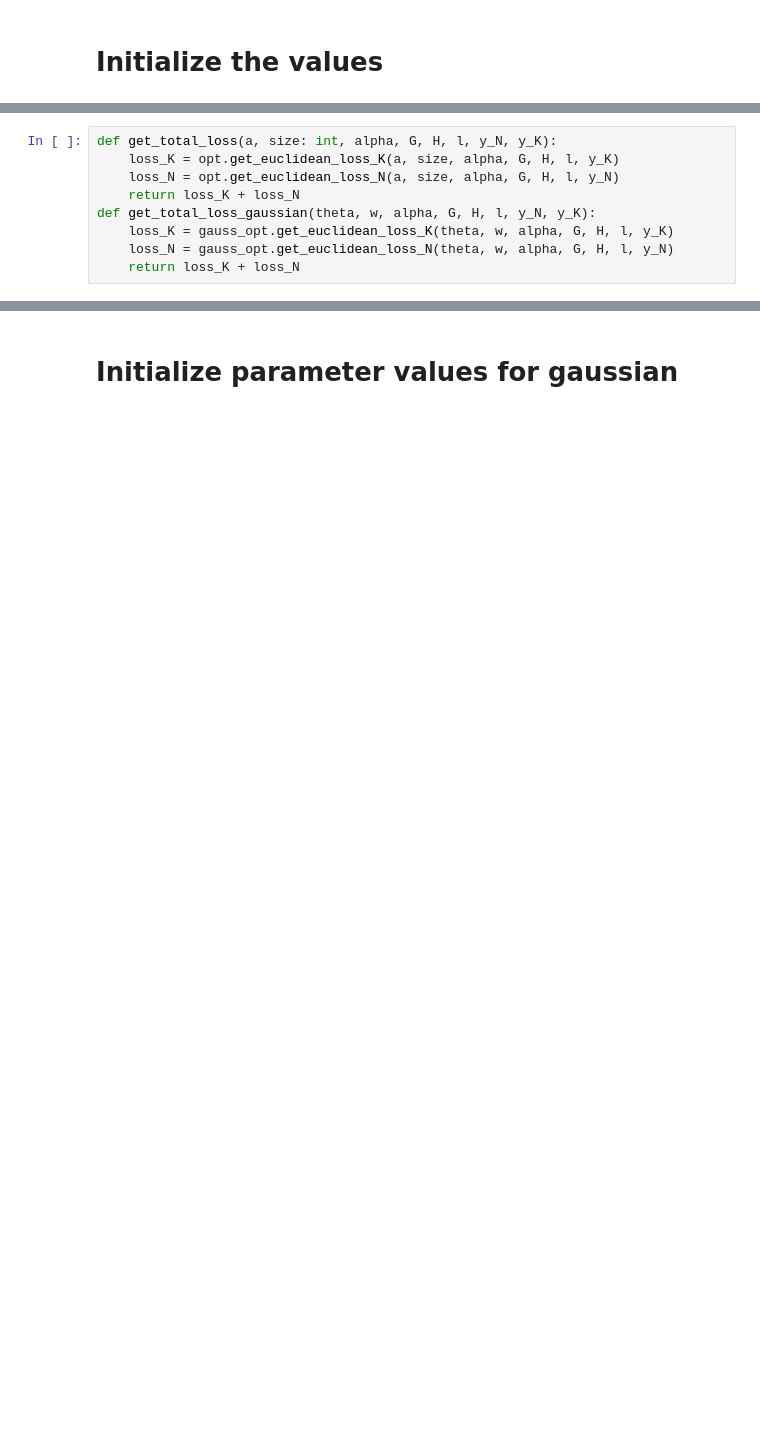
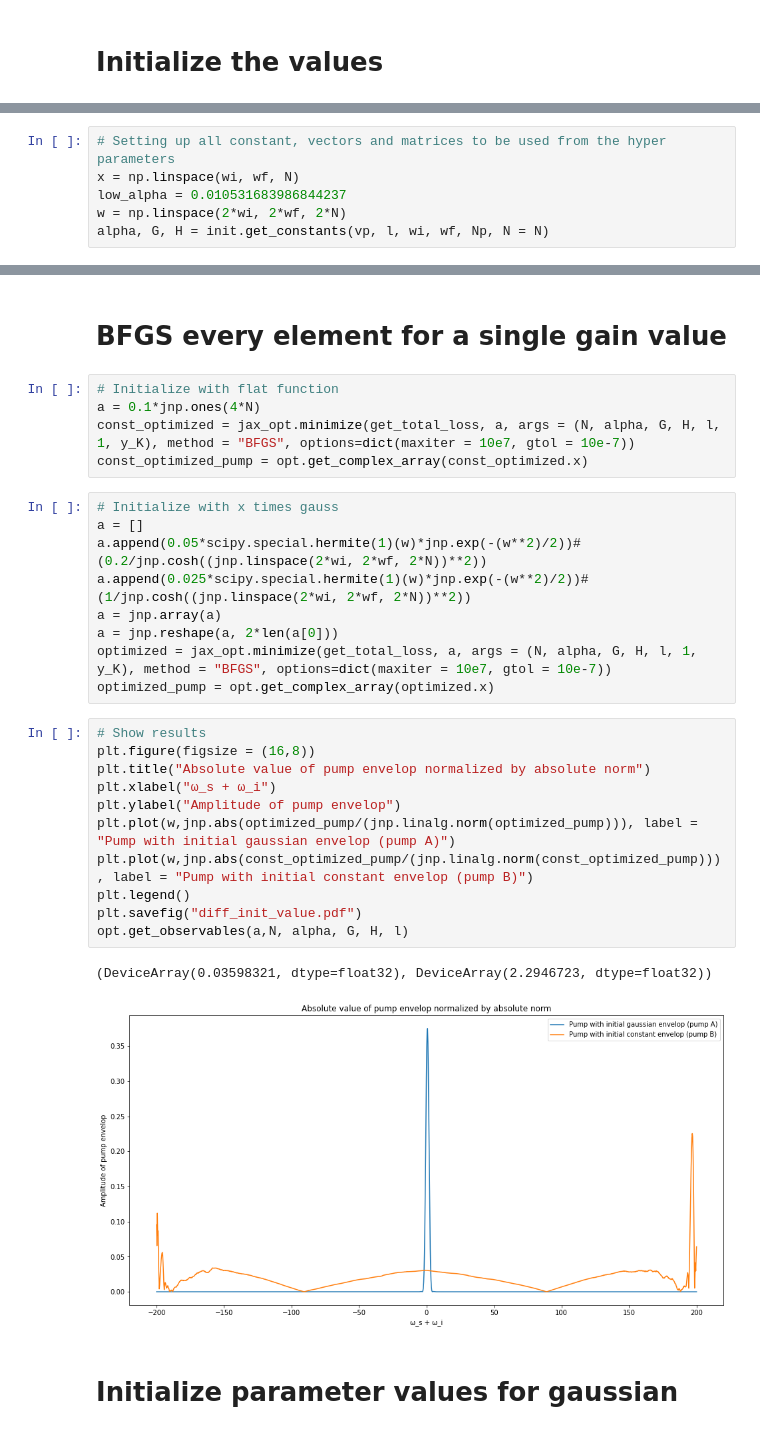
Before and after one commit to polyquantique/optimal_pumps, a Jupyter notebook: compare_with_gaussian.ipynb, the cells around one changed output, grey strips where cells are left out. Cells and saved outputs as stored; diff of their text form; blank space fills up the shorter version.

```diff
--- a/compare_with_gaussian.ipynb
+++ b/compare_with_gaussian.ipynb
@@ -39,2 +24,8 @@ w = np.linspace(2*wi, 2*wf, 2*N)
+# %%
+# Setting up all constant, vectors and matrices to be used from the hyper parameters
+x = np.linspace(wi, wf, N)
+low_alpha = 0.010531683986844237
+w = np.linspace(2*wi, 2*wf, 2*N)
+alpha, G, H = init.get_constants(vp, l, wi, wf, Np, N = N)
 # %%
 y_K = 1
@@ -42,10 +34 @@ y_N = 0.001
-# %%
-def get_total_loss(a, size: int, alpha, G, H, l, y_N, y_K):
-    loss_K = opt.get_euclidean_loss_K(a, size, alpha, G, H, l, y_K)
-    loss_N = opt.get_euclidean_loss_N(a, size, alpha, G, H, l, y_N)
-    return loss_K + loss_N
-def get_total_loss_gaussian(theta, w, alpha, G, H, l, y_N, y_K):
-    loss_K = gauss_opt.get_euclidean_loss_K(theta, w, alpha, G, H, l, y_K)
-    loss_N = gauss_opt.get_euclidean_loss_N(theta, w, alpha, G, H, l, y_N)
-    return loss_K + loss_N
 # %% [markdown]
@@ -74,2 +67,32 @@ optimized = jax_opt.minimize(get_total_loss, a, args = (N, alpha, G, H, l, y_N,
+# %% [markdown]
+# BFGS every element for a single gain value
+# %%
+# Initialize with flat function
+a = 0.1*jnp.ones(4*N)
+const_optimized = jax_opt.minimize(get_total_loss, a, args = (N, alpha, G, H, l, 1, y_K), method = "BFGS", options=dict(maxiter = 10e7, gtol = 10e-7))
+const_optimized_pump = opt.get_complex_array(const_optimized.x)
+# %%
+# Initialize with x times gauss
+a = []
+a.append(0.05*scipy.special.hermite(1)(w)*jnp.exp(-(w**2)/2))#(0.2/jnp.cosh((jnp.linspace(2*wi, 2*wf, 2*N))**2))
+a.append(0.025*scipy.special.hermite(1)(w)*jnp.exp(-(w**2)/2))#(1/jnp.cosh((jnp.linspace(2*wi, 2*wf, 2*N))**2))
+a = jnp.array(a)
+a = jnp.reshape(a, 2*len(a[0]))
+optimized = jax_opt.minimize(get_total_loss, a, args = (N, alpha, G, H, l, 1, y_K), method = "BFGS", options=dict(maxiter = 10e7, gtol = 10e-7))
+optimized_pump = opt.get_complex_array(optimized.x)
+# %%
+# Show results
+plt.figure(figsize = (16,8))
+plt.title("Absolute value of pump envelop normalized by absolute norm")
+plt.xlabel("ω_s + ω_i")
+plt.ylabel("Amplitude of pump envelop")
+plt.plot(w,jnp.abs(optimized_pump/(jnp.linalg.norm(optimized_pump))), label = "Pump with initial gaussian envelop (pump A)")
+plt.plot(w,jnp.abs(const_optimized_pump/(jnp.linalg.norm(const_optimized_pump))), label = "Pump with initial constant envelop (pump B)")
+plt.legend()
+plt.savefig("diff_init_value.pdf")
+opt.get_observables(a,N, alpha, G, H, l)
+# %% [output]
+(DeviceArray(0.03598321, dtype=float32), DeviceArray(2.2946723, dtype=float32))
+[figure, added]
 # %% [markdown]
 # Initialize parameter values for gaussian
```
Also changed, not shown: parts of 31 cells of this notebook, 25 other files.
